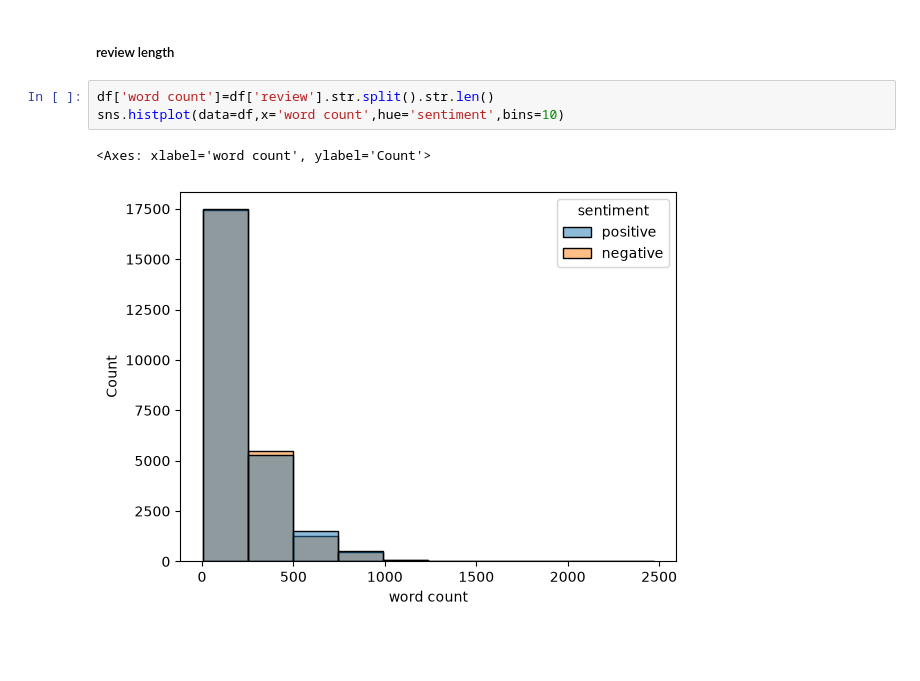
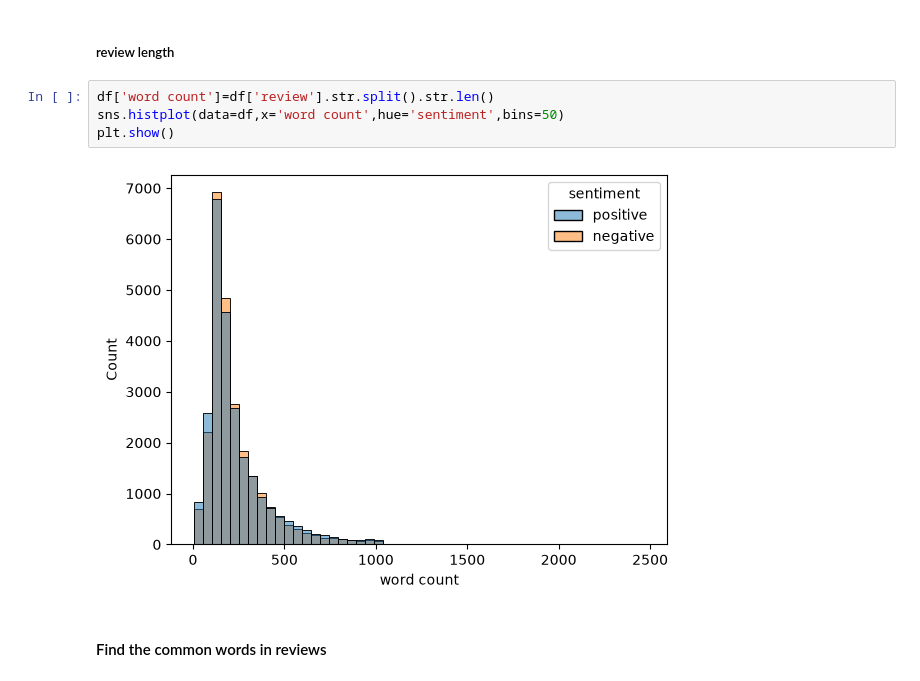
Before and after one commit to aswathh/Sentiment_Analysis_of_Customer_Reviews, a Jupyter notebook: Notebook/main.ipynb, the cells around one changed output. Cells and saved outputs as stored; diff of their text form; blank space fills up the shorter version.

Commit message:
find the common words

```diff
--- a/Notebook/main.ipynb
+++ b/Notebook/main.ipynb
@@ -63,7 +63,9 @@ plt.show()
 ##### review length
 # %%
 df['word count']=df['review'].str.split().str.len()
-sns.histplot(data=df,x='word count',hue='sentiment',bins=10)
+sns.histplot(data=df,x='word count',hue='sentiment',bins=50)
+plt.show()
 # %% [output]
-<Axes: xlabel='word count', ylabel='Count'>
-[figure, old version]
+[figure, new version]
+# %% [markdown]
+#### Find the common words in reviews
```
Also changed, not shown: parts of 2 cells of this notebook.
